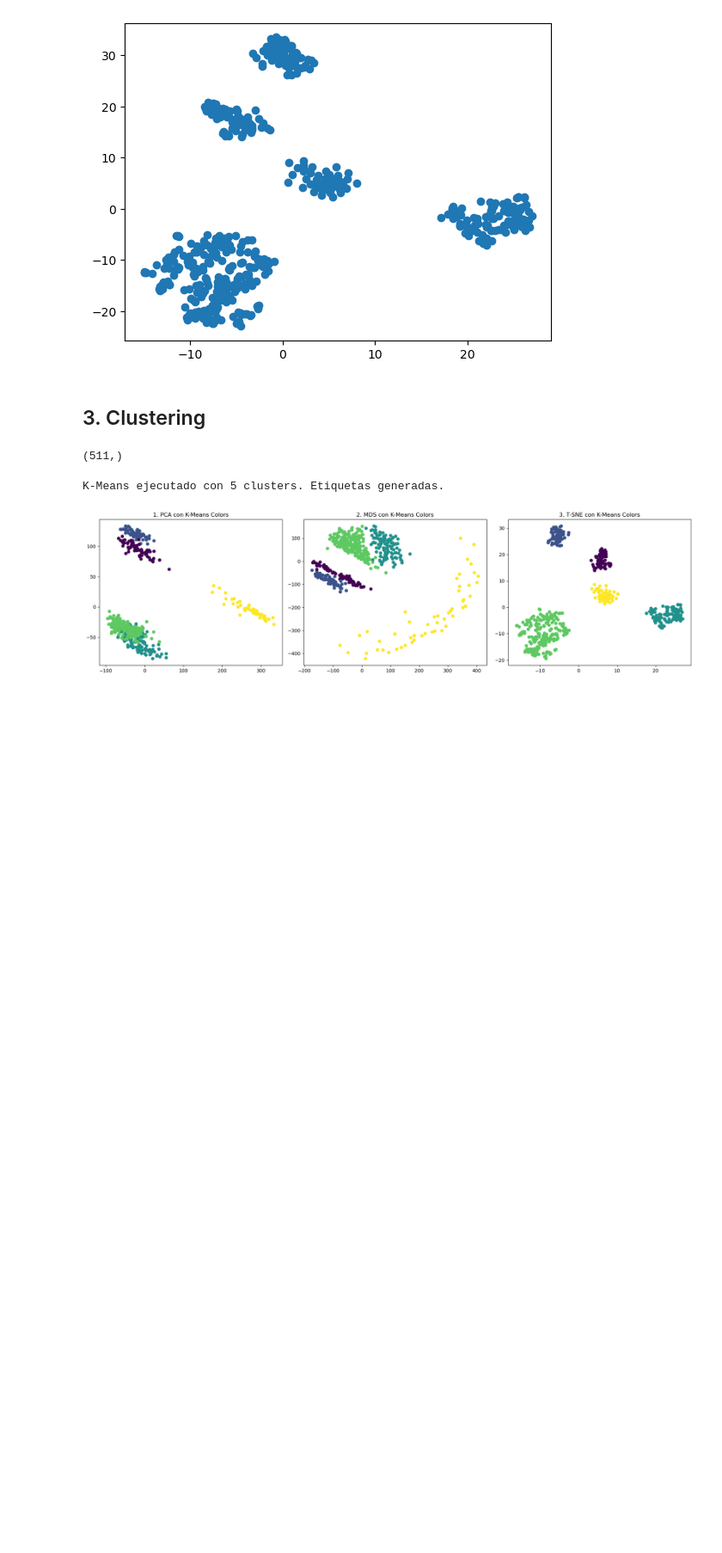
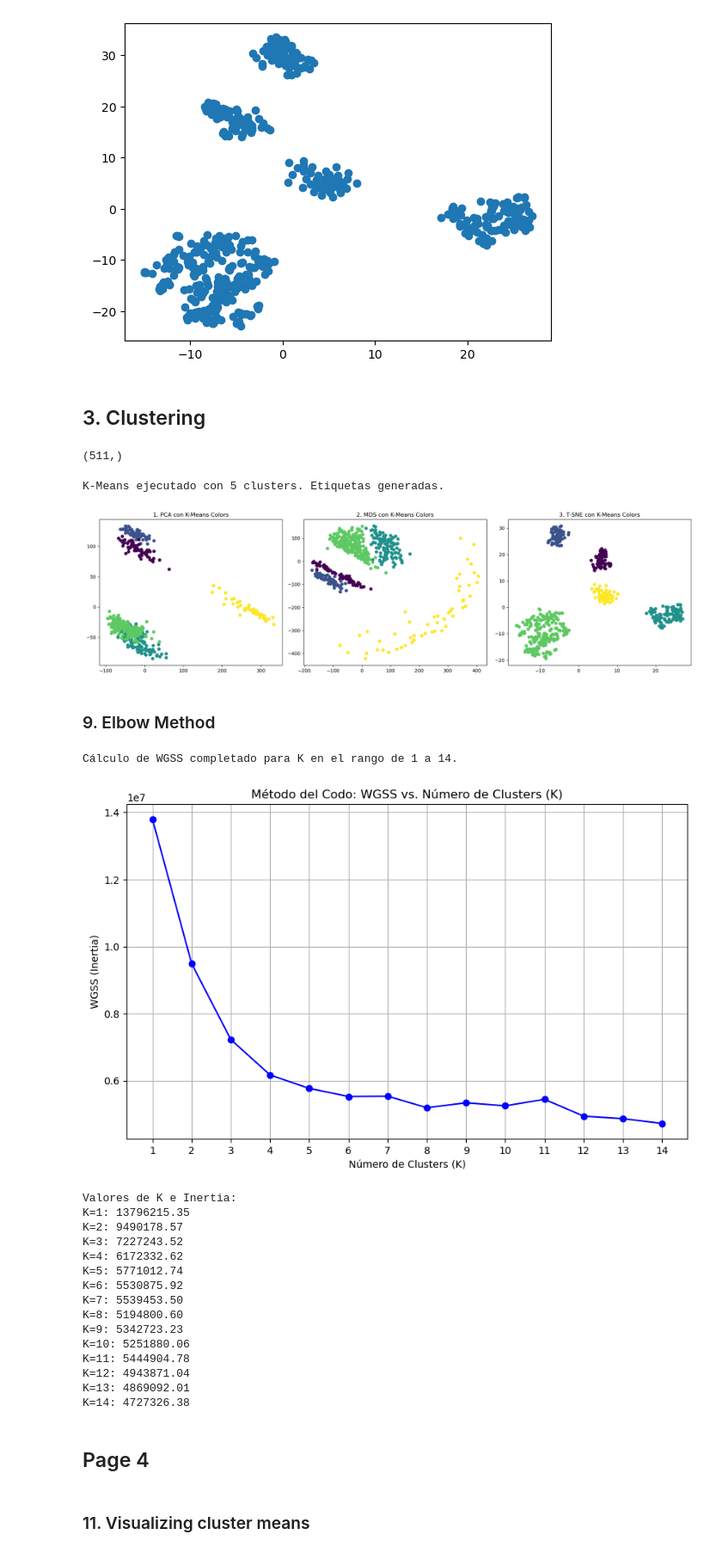
Before and after one commit to aagodoy1/MIT-Projects, a Jupyter notebook: Applied_Advanced_Data_Analysis/HomeWorks/data/Homework_2.ipynb, the cells around one changed output. Shown at 86% size. Saved outputs shown, nothing was run; the diff lists cells and outputs as text; code cells hidden in the pictures; blank space fills up the shorter version.

```diff
--- a/Applied_Advanced_Data_Analysis/HomeWorks/data/Homework_2.ipynb
+++ b/Applied_Advanced_Data_Analysis/HomeWorks/data/Homework_2.ipynb
@@ -239,3 +239,70 @@ plt.show()
 # %% [output]
 K-Means ejecutado con 5 clusters. Etiquetas generadas.
 [figure]
+# %% [markdown]
+### 9. Elbow Method
+# %%
+import numpy as np
+import matplotlib.pyplot as plt
+from sklearn.cluster import KMeans
+
+# ------------------------------------------------------------
+# PARTE 1: CÁLCULO DE LA WGSS (INERTIA)
+# ------------------------------------------------------------
+
+# Definir el rango de K a probar. Empezamos en K=1.
+# Un rango de 1 a 15 suele ser suficiente para encontrar el codo.
+k_range = range(1, 15)
+inertia_values = []
+
+# Bucle para entrenar K-Means con diferentes valores de K
+for k in k_range:
+    # Usamos n_init=10 para obtener un resultado más robusto
+    kmeans = KMeans(n_clusters=k)
+    kmeans.fit(X_pca50)
+
+    # El atributo inertia_ almacena el valor WGSS
+    inertia_values.append(kmeans.inertia_)
+
+print("Cálculo de WGSS completado para K en el rango de 1 a 14.")
+
+
+# ------------------------------------------------------------
+# PARTE 2: VISUALIZACIÓN (GRÁFICO DEL CODO)
+# ------------------------------------------------------------
+
+plt.figure(figsize=(10, 6))
+plt.plot(k_range, inertia_values, marker='o', linestyle='-', color='blue')
+plt.title('Método del Codo: WGSS vs. Número de Clusters (K)')
+plt.xlabel('Número de Clusters (K)')
+plt.ylabel('WGSS (Inertia)')
+plt.xticks(k_range) # Asegura que se muestren todos los K probados
+plt.grid(True)
+plt.show()
+
+# Opcional: Imprimir los valores para el análisis
+print("\nValores de K e Inertia:")
+for k, inertia in zip(k_range, inertia_values):
+    print(f"K={k}: {inertia:.2f}")
+# %% [output]
+Cálculo de WGSS completado para K en el rango de 1 a 14.
+[figure, added]
+Valores de K e Inertia:
+K=1: 13796215.35
+K=2: 9490178.57
+K=3: 7227243.52
+K=4: 6172332.62
+K=5: 5771012.74
+K=6: 5530875.92
+K=7: 5539453.50
+K=8: 5194800.60
+K=9: 5342723.23
+K=10: 5251880.06
+K=11: 5444904.78
+K=12: 4943871.04
+K=13: 4869092.01
+K=14: 4727326.38
+# %% [markdown]
+## Page 4
+# %% [markdown]
+### 11. Visualizing cluster means
```
Also changed, not shown: parts of 46 cells of this notebook, 3 other files.
